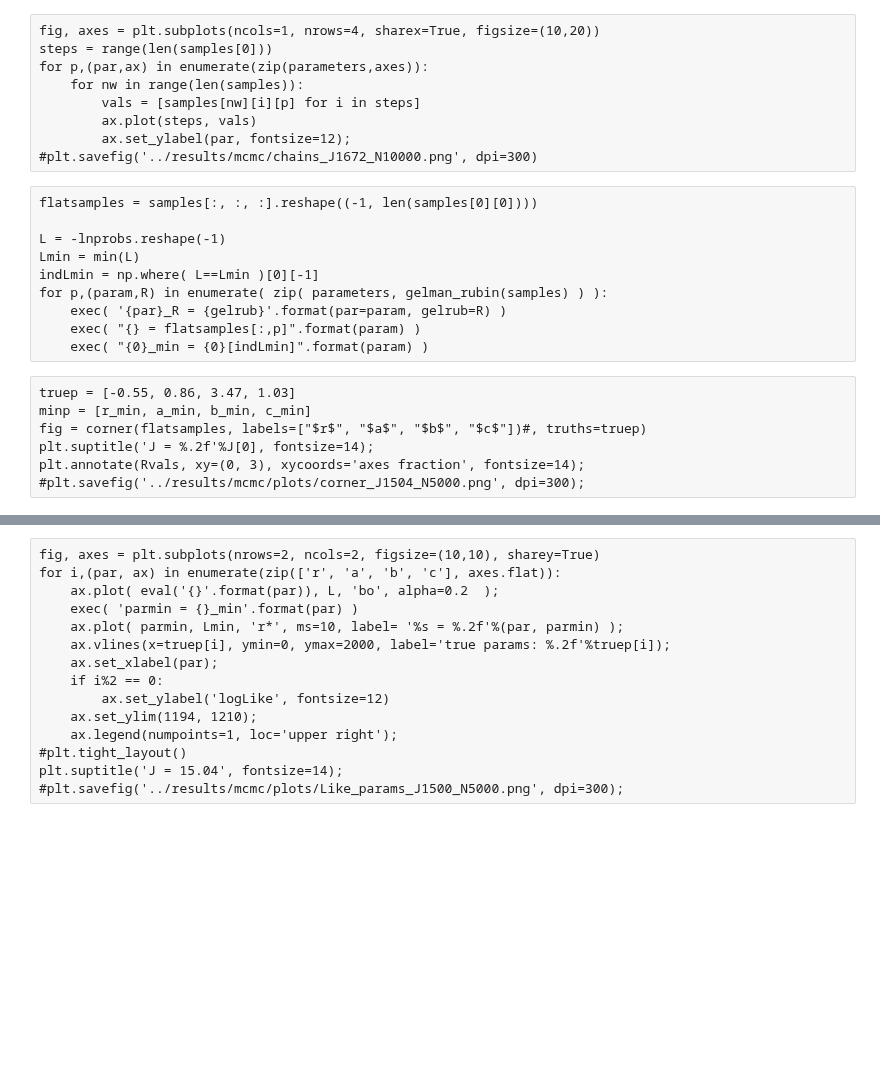
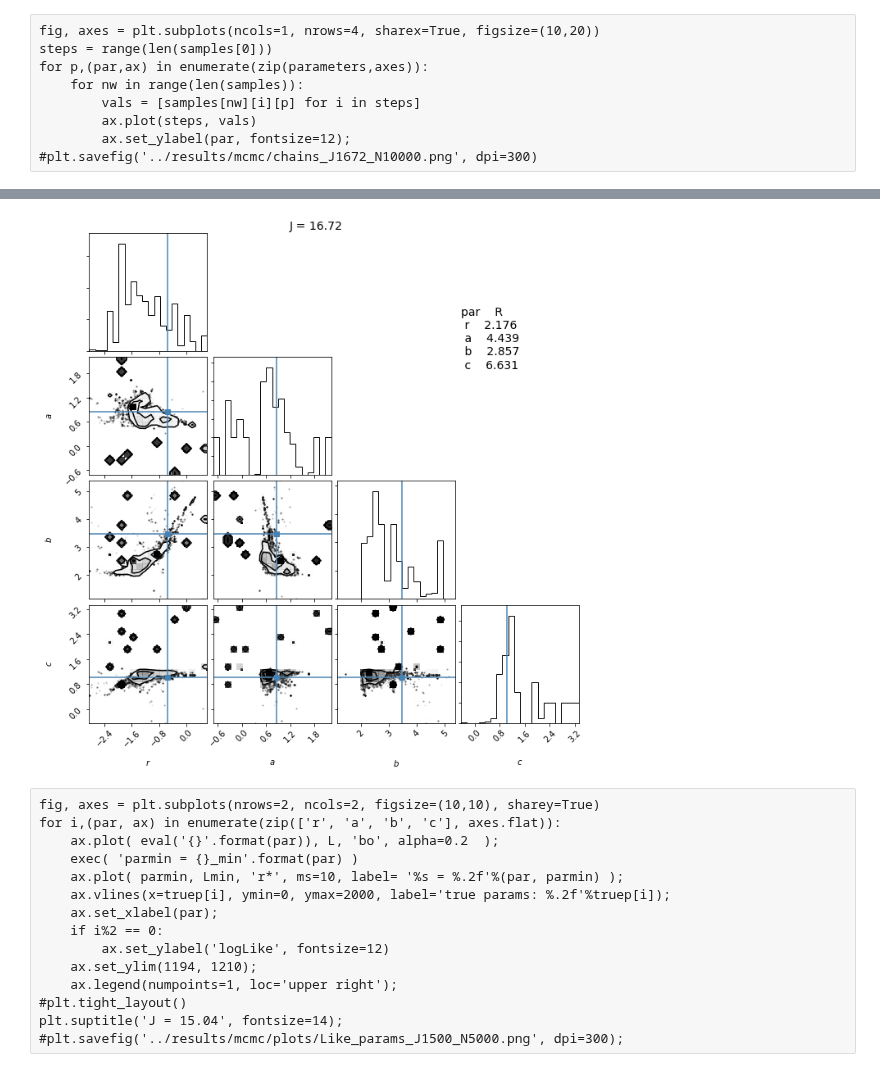
Before and after one commit to achiappo/FRESKA, a Jupyter notebook: cython/plot.ipynb, the cells around one changed output, grey strips where cells are left out. Cells and saved outputs as stored; diff of their text form; code cells hidden in the pictures; blank space fills up the shorter version.

```diff
--- a/cython/plot.ipynb
+++ b/cython/plot.ipynb
@@ -58,3 +54,7 @@ parameters = ['r', 'a', 'b', 'c']
+# %%
+samples = np.load('../results/mcmc/samples_equiR_J1672_N1000.npy')
+lnprobs = np.load('../results/mcmc/lnprobs_equiR_J1672_N1000.npy')
+parameters = ['r', 'a', 'b', 'c']
 # %% [raw]
 fig, axes = plt.subplots(ncols=1, nrows=4, sharex=True, figsize=(10,20))
 steps = range(len(samples[0]))
@@ -64,20 +64,24 @@ for p,(par,ax) in enumerate(zip(parameters,axes)):
         ax.plot(steps, vals)
         ax.set_ylabel(par, fontsize=12);
 #plt.savefig('../results/mcmc/chains_J1672_N10000.png', dpi=300)
-# %% [raw]
-flatsamples = samples[:, :, :].reshape((-1, len(samples[0][0])))
-
-L = -lnprobs.reshape(-1)
-Lmin = min(L)
-indLmin = np.where( L==Lmin )[0][-1]
-for p,(param,R) in enumerate( zip( parameters, gelman_rubin(samples) ) ):
-    exec( '{par}_R = {gelrub}'.format(par=param, gelrub=R) )
-    exec( "{} = flatsamples[:,p]".format(param) )
-    exec( "{0}_min = {0}[indLmin]".format(param) )
-# %% [raw]
-truep = [-0.55, 0.86, 3.47, 1.03]
-minp = [r_min, a_min, b_min, c_min]
-fig = corner(flatsamples, labels=["$r$", "$a$", "$b$", "$c$"])#, truths=truep)
-plt.suptitle('J = %.2f'%J[0], fontsize=14);
-plt.annotate(Rvals, xy=(0, 3), xycoords='axes fraction', fontsize=14);
-#plt.savefig('../results/mcmc/plots/corner_J1504_N5000.png', dpi=300);
+# %%
+flatsamples = samples[:, :, :].reshape((-1, len(samples[0][0])))
+
+L = -lnprobs.reshape(-1)
+Lmin = min(L)
+indLmin = np.where( L==Lmin )[0][-1]
+for p,(param,R) in enumerate( zip( parameters, gelman_rubin(samples) ) ):
+    exec( '{par}_R = {gelrub}'.format(par=param, gelrub=R) )
+    exec( "{} = flatsamples[:,p]".format(param) )
+    exec( "{0}_min = {0}[indLmin]".format(param) )
+# %%
+truep = [-0.55, 0.86, 3, 1]
+minp = [r_min, a_min, b_min, c_min]
+Rvals = '\n '.join(  ['par    R'] + [ p + '    ' + str(eval( 'round({}_R,3)'.format(p) )) for p in parameters] )
+
+fig = corner(flatsamples, labels=["$r$", "$a$", "$b$", "$c$"], truths=truep)
+#plt.suptitle('J = %.2f'%J[0], fontsize=14);
+plt.suptitle('J = 16.72', fontsize=14);
+plt.annotate(Rvals, xy=(0, 3), xycoords='axes fraction', fontsize=14);
+#plt.savefig('../results/mcmc/corner_equiR_J1672_N1000.png', dpi=300);
+# %% [output]
@@ -84,3 +91,4 @@ plt.annotate(Rvals, xy=(0, 3), xycoords='axes fraction', fontsize=14);
+[figure, added]
 # %% [raw]
 fig, axes = plt.subplots(nrows=2, ncols=2, figsize=(10,10), sharey=True)
 for i,(par, ax) in enumerate(zip(['r', 'a', 'b', 'c'], axes.flat)):
```
Also changed, not shown: parts of 7 cells of this notebook, 3 other files.
